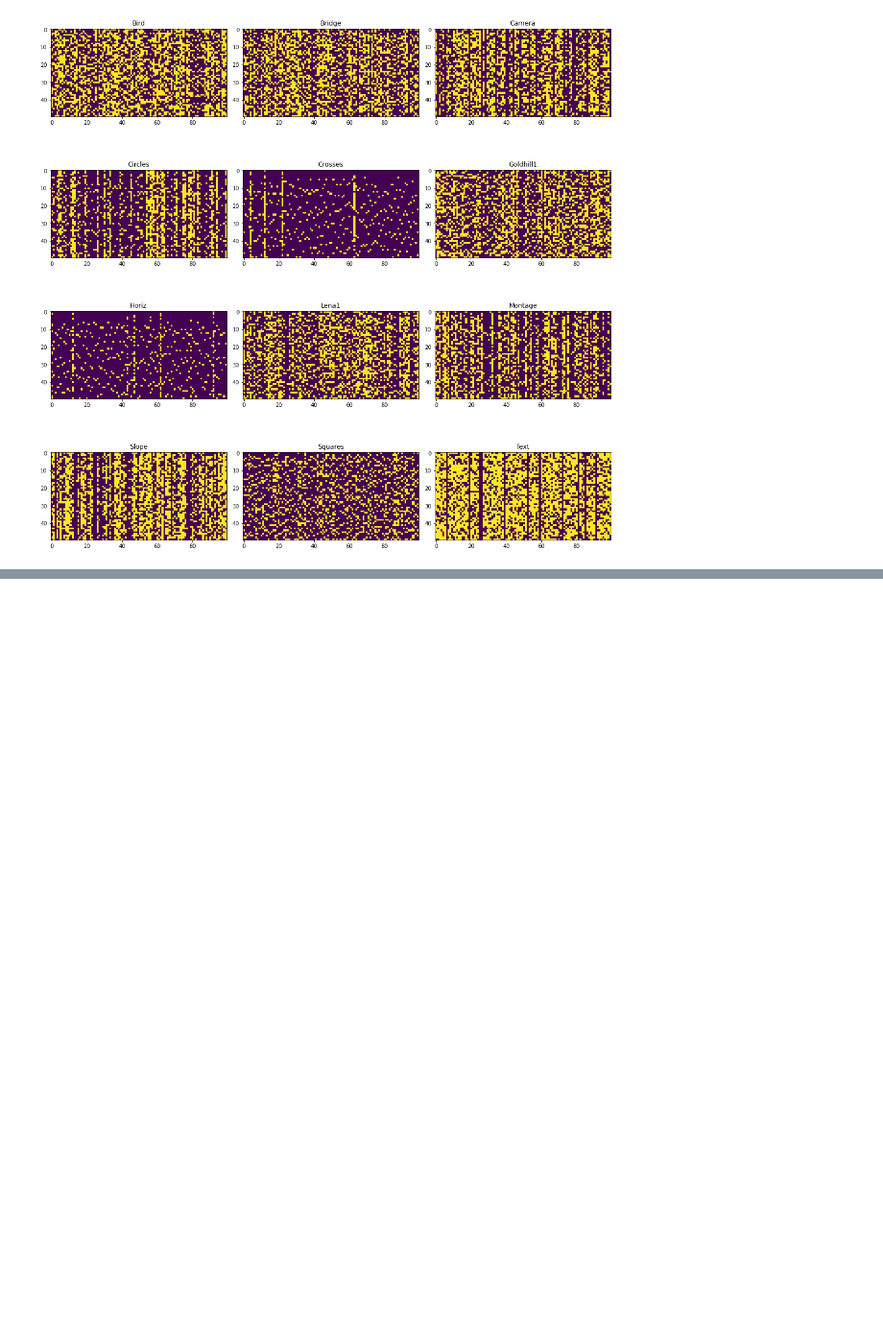
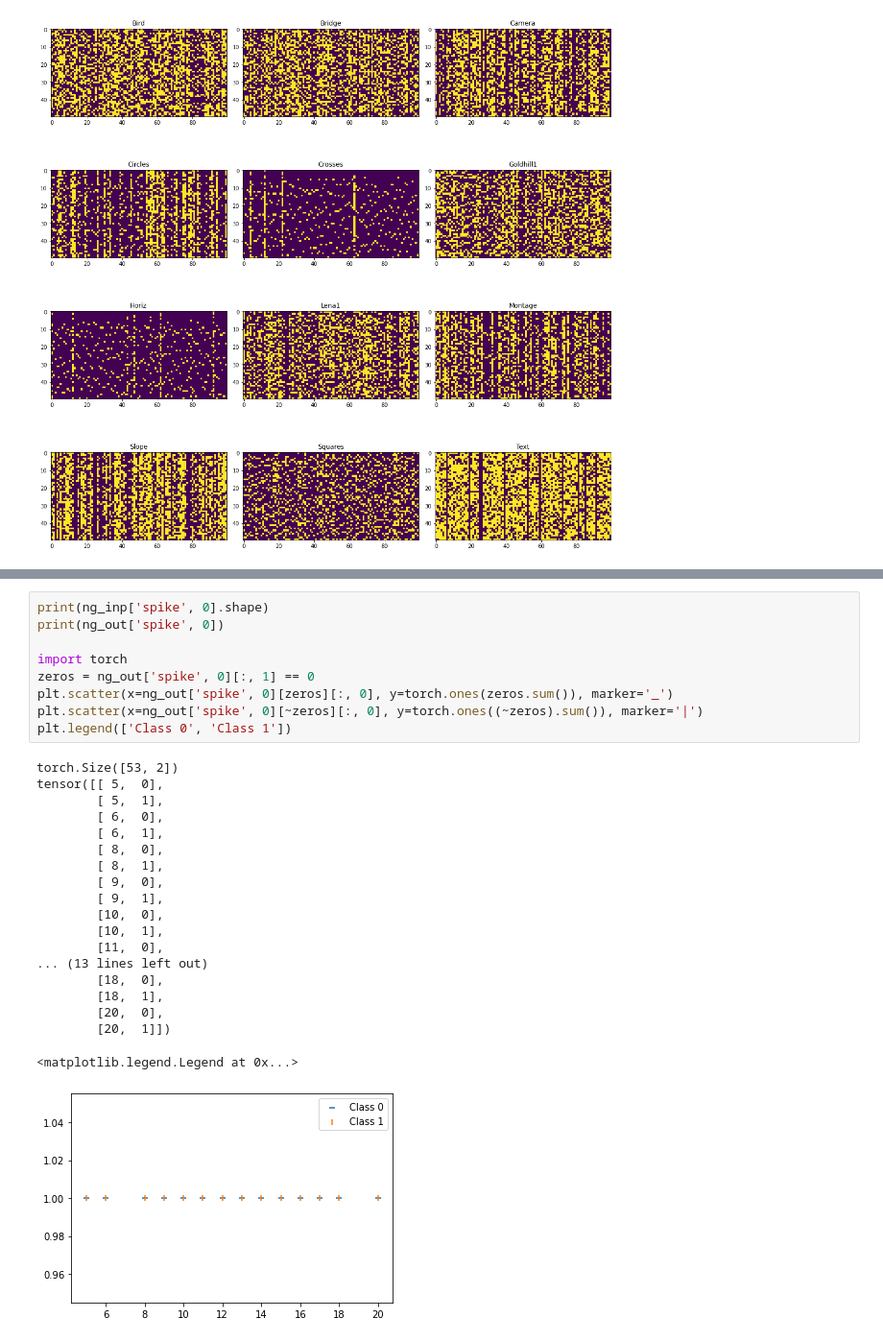
Before and after one commit to alia-asl/stdp, a Jupyter notebook: P03.ipynb, the cells around one changed output, grey strips where cells are left out. Shown at 96% size. Saved outputs shown, nothing was run; the diff lists cells and outputs as text; blank space fills up the shorter version.

```diff
--- a/P03.ipynb
+++ b/P03.ipynb
@@ -67,3 +76,32 @@ result = learnSTDP(im1, im2, intersection=0, image_dur=10, N=20, iters=100, inp_
+# %%
+print(ng_inp['spike', 0].shape)
+print(ng_out['spike', 0])
+
+import torch
+zeros = ng_out['spike', 0][:, 1] == 0
+plt.scatter(x=ng_out['spike', 0][zeros][:, 0], y=torch.ones(zeros.sum()), marker='_')
+plt.scatter(x=ng_out['spike', 0][~zeros][:, 0], y=torch.ones((~zeros).sum()), marker='|')
+plt.legend(['Class 0', 'Class 1'])
+# %% [output]
+torch.Size([53, 2])
+tensor([[ 5,  0],
+        [ 5,  1],
+        [ 6,  0],
+        [ 6,  1],
+        [ 8,  0],
+        [ 8,  1],
+        [ 9,  0],
+        [ 9,  1],
+        [10,  0],
+        [10,  1],
+        [11,  0],
+... (13 lines left out)
+        [18,  0],
+        [18,  1],
+        [20,  0],
+        [20,  1]])
+<matplotlib.legend.Legend at 0x...>
+[figure, added]
 # %%
 print(f"images -> image_0: {result['images_history'].count(0)}, image_1: {result['images_history'].count(1)}")
 print(f"old W:\n{result['oldW']}")
```
Also changed, not shown: parts of 5 cells of this notebook, 4 other files.
